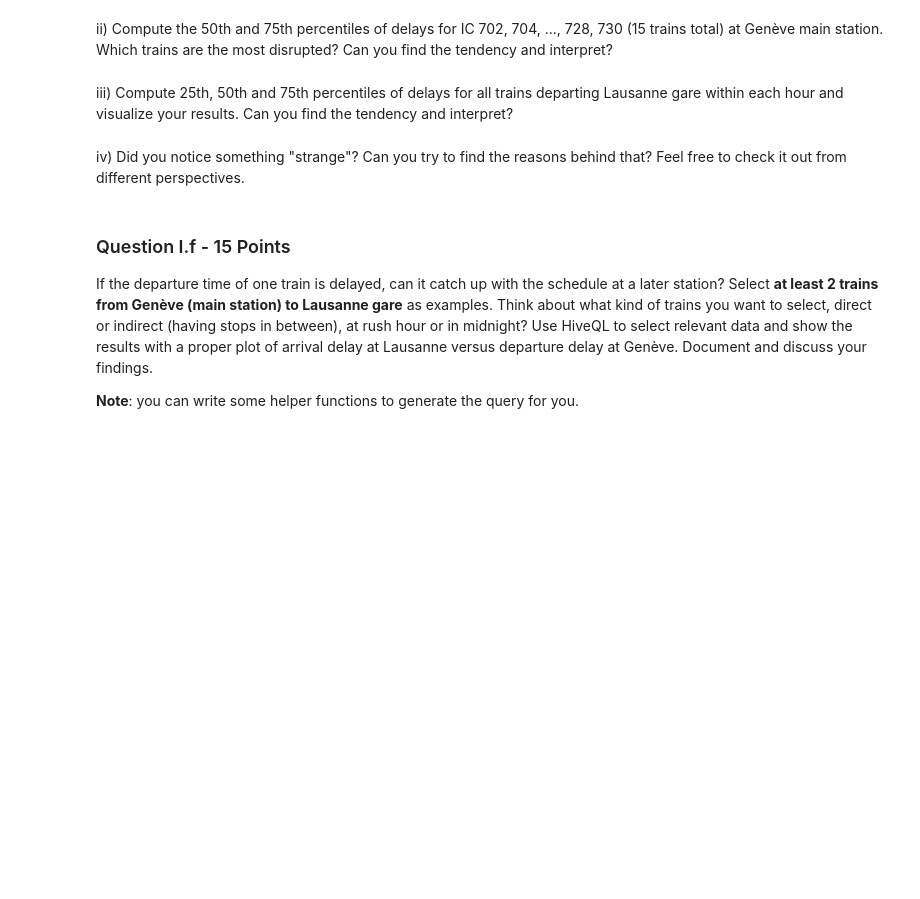
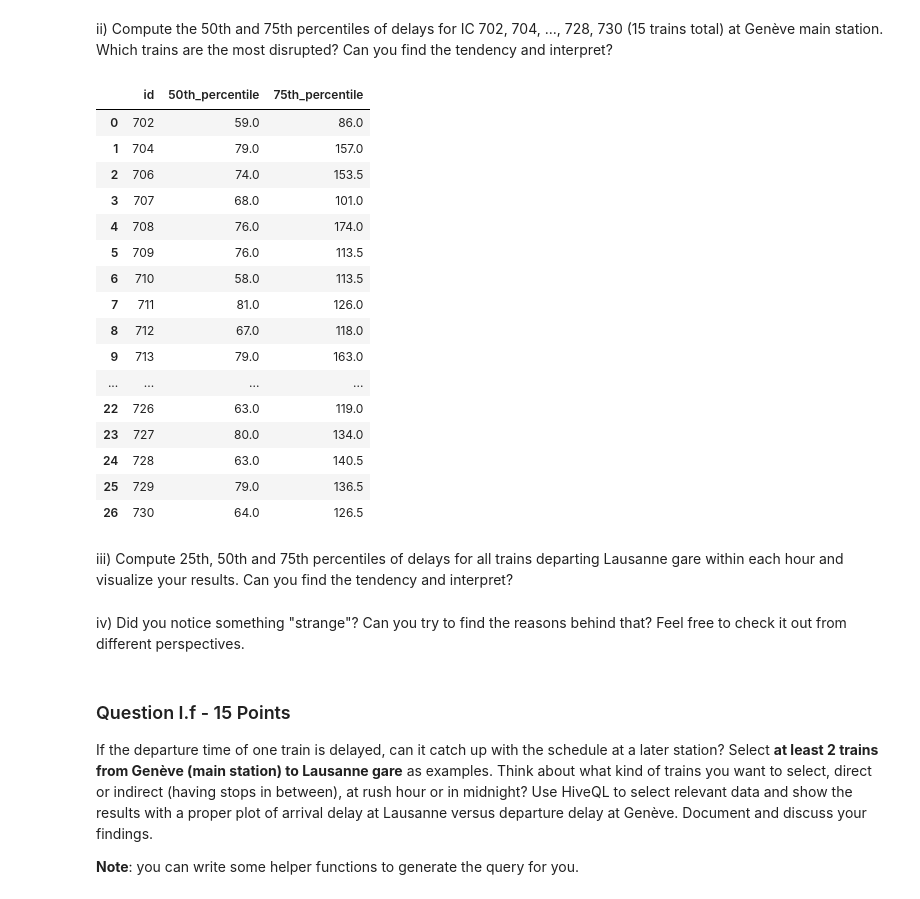
Before and after one commit to FurkanKarakas/dslab-homework-1, a Jupyter notebook: notebooks/DSLab_homework-1.ipynb, the cells around one changed output. Drawn from its saved outputs; the diff is of its cells as text; code cells hidden in the pictures; blank space fills up the shorter version.

```diff
--- a/notebooks/DSLab_homework-1.ipynb
+++ b/notebooks/DSLab_homework-1.ipynb
@@ -403,3 +506,33 @@ ii) Compute the 50th and 75th percentiles of delays for IC 702, 704, ..., 728, 7
+# %%
+query = """
+SELECT  id,
+    percentile(delay,0.5) as 50th_percentile,
+    percentile(delay,0.75) as 75th_percentile
+FROM {0}.sbb_delays_2
+GROUP BY id
+ORDER BY id
+
+""".format(username)
+df_percentiles = pd.read_sql(query, conn)
+df_percentiles
+# %% [output]
+|  | id | 50th_percentile | 75th_percentile |
+| 0 | 702 | 59.0 | 86.0 |
+| 1 | 704 | 79.0 | 157.0 |
+| 2 | 706 | 74.0 | 153.5 |
+| 3 | 707 | 68.0 | 101.0 |
+| 4 | 708 | 76.0 | 174.0 |
+| 5 | 709 | 76.0 | 113.5 |
+| 6 | 710 | 58.0 | 113.5 |
+| 7 | 711 | 81.0 | 126.0 |
+| 8 | 712 | 67.0 | 118.0 |
+| 9 | 713 | 79.0 | 163.0 |
+| ... | ... | ... | ... |
+| 22 | 726 | 63.0 | 119.0 |
+| 23 | 727 | 80.0 | 134.0 |
+| 24 | 728 | 63.0 | 140.5 |
+| 25 | 729 | 79.0 | 136.5 |
+| 26 | 730 | 64.0 | 126.5 |
 # %% [markdown]
 iii) Compute 25th, 50th and 75th percentiles of delays for all trains departing Lausanne gare within each hour and visualize your results. Can you find the tendency and interpret?
 # %% [markdown]
```
Also changed, not shown: parts of 7 cells of this notebook.
